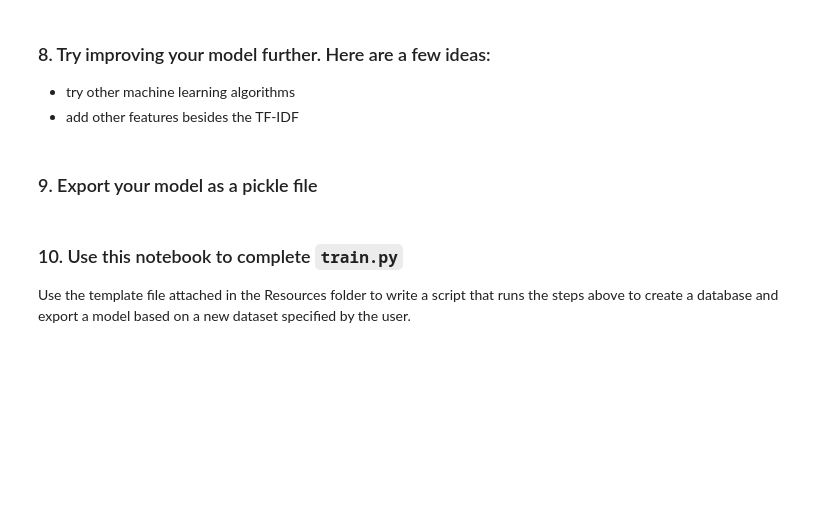
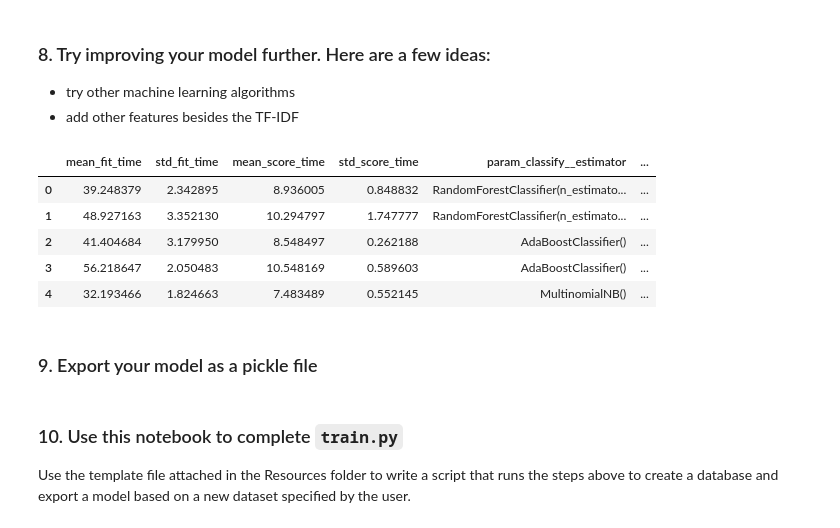
Before and after one commit to bullett445/disaster-response-message-classification, a Jupyter notebook: etl/ML Pipeline Preparation.ipynb, the cells around one changed output. Drawn from its saved outputs; the diff is of its cells as text; code cells hidden in the pictures; blank space fills up the shorter version.

Commit message:
1st end2end test

```diff
--- a/etl/ML Pipeline Preparation.ipynb
+++ b/etl/ML Pipeline Preparation.ipynb
@@ -72,6 +89,7 @@ Name: message, dtype: object
 # %%
 def tokenize(text):
     tokens = word_tokenize(text)
+    tokens = [word for word in tokens if word.isalnum() and word not in stopwords.words('english')]
     lemmatizer = WordNetLemmatizer()
 
     clean_tokens = []
@@ -80,6 +98,3 @@ def tokenize(text):
         clean_tokens.append(clean_tok)
 
     return clean_tokens
-#todo stopwords
-#todo stemmer
-#todo . , remover
@@ -98,6 +133,6 @@ pipeline = Pipeline(
 - Split data into train and test sets
 - Train pipeline
 # %%
-X_train, X_test, Y_train, Y_test = train_test_split(X, Y)
+X_train, X_test, Y_train, Y_test = train_test_split(X, Y, test_size=0.9)
 X_train.shape, X_test.shape, Y_train.shape, Y_test.shape
 # %% [output]
@@ -161,5 +216,16 @@ cv =
+# %%
+
+parameters = [
+    {'classify__estimator': [RandomForestClassifier()], 'classify__estimator__n_estimators': [20, 50]},
+    {'classify__estimator': [AdaBoostClassifier()], 'classify__estimator__n_estimators': [20, 50]},
+    {'classify__estimator': [MultinomialNB()]}
+]
+
+cv = GridSearchCV(pipeline, parameters)
 # %% [markdown]
 ### 7. Test your model
 Show the accuracy, precision, and recall of the tuned model.
 
 Since this project focuses on code quality, process, and  pipelines, there is no minimum performance metric needed to pass. However, make sure to fine tune your models for accuracy, precision and recall to make your project stand out - especially for your portfolio!
+# %%
+cv.fit(X_train, Y_train)
@@ -167,5 +245,14 @@ Since this project focuses on code quality, process, and  pipelines, there is no
 ### 8. Try improving your model further. Here are a few ideas:
 * try other machine learning algorithms
 * add other features besides the TF-IDF
+# %%
+pd.DataFrame(cv.cv_results_)
+# %% [output]
+|  | mean_fit_time | std_fit_time | mean_score_time | std_score_time | param_classify__estimator | ... |
+| 0 | 39.248379 | 2.342895 | 8.936005 | 0.848832 | RandomForestClassifier(n_estimato... | ... |
+| 1 | 48.927163 | 3.352130 | 10.294797 | 1.747777 | RandomForestClassifier(n_estimato... | ... |
+| 2 | 41.404684 | 3.179950 | 8.548497 | 0.262188 | AdaBoostClassifier() | ... |
+| 3 | 56.218647 | 2.050483 | 10.548169 | 0.589603 | AdaBoostClassifier() | ... |
+| 4 | 32.193466 | 1.824663 | 7.483489 | 0.552145 | MultinomialNB() | ... |
 # %% [markdown]
 ### 9. Export your model as a pickle file
```
Also changed, not shown: parts of 12 cells of this notebook, 2 other files.
